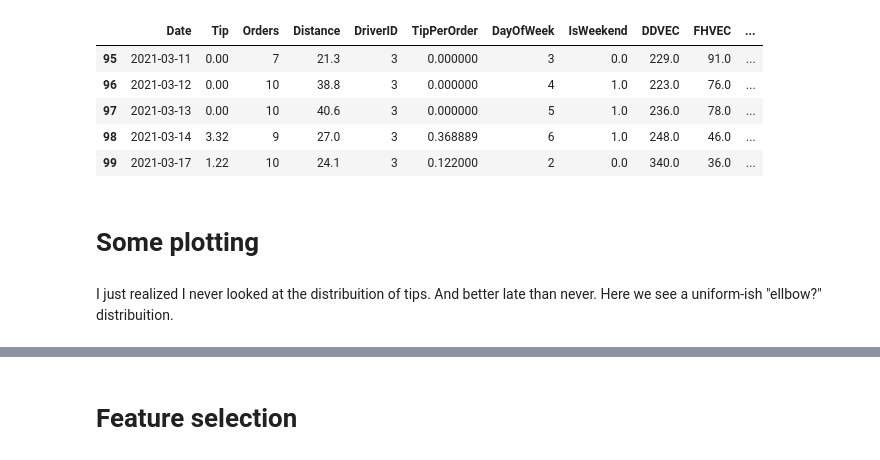
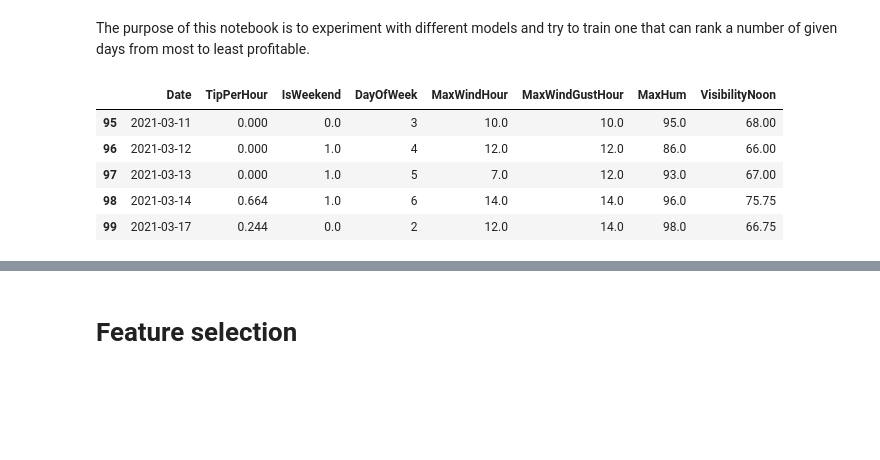
Before and after one commit to BondarencoM/SurfaTipPrediction, a Jupyter notebook: training/model-training.ipynb, the cells around one changed output, grey strips where cells are left out. Cells and saved outputs as stored; diff of their text form; code cells hidden in the pictures; blank space fills up the shorter version.

```diff
--- a/training/model-training.ipynb
+++ b/training/model-training.ipynb
@@ -1,3 +1,5 @@
+# %% [markdown]
+The purpose of this notebook is to experiment with different models and try to train one that can rank a number of given days from most to least profitable.
 # %%
 import pandas as pd
 import numpy as np
@@ -5,14 +6,12 @@ import matplotlib.pyplot as plt
 # %%
 pd.set_option('max.columns', None)
 
-df = pd.read_csv('../data-prep/surfa_combined_dataset.csv')
+df = pd.read_csv('../data-prep/surfa_combined_dataset.csv', parse_dates=['Date'])
 df.tail()
 # %% [output]
-|  | Date | Tip | Orders | Distance | DriverID | TipPerOrder | DayOfWeek | IsWeekend | DDVEC | FHVEC | ... |
-| 95 | 2021-03-11 | 0.00 | 7 | 21.3 | 3 | 0.000000 | 3 | 0.0 | 229.0 | 91.0 | ... |
-| 96 | 2021-03-12 | 0.00 | 10 | 38.8 | 3 | 0.000000 | 4 | 1.0 | 223.0 | 76.0 | ... |
-| 97 | 2021-03-13 | 0.00 | 10 | 40.6 | 3 | 0.000000 | 5 | 1.0 | 236.0 | 78.0 | ... |
-| 98 | 2021-03-14 | 3.32 | 9 | 27.0 | 3 | 0.368889 | 6 | 1.0 | 248.0 | 46.0 | ... |
-| 99 | 2021-03-17 | 1.22 | 10 | 24.1 | 3 | 0.122000 | 2 | 0.0 | 340.0 | 36.0 | ... |
+|  | Date | TipPerHour | IsWeekend | DayOfWeek | MaxWindHour | MaxWindGustHour | MaxHum | VisibilityNoon |
+| 95 | 2021-03-11 | 0.000 | 0.0 | 3 | 10.0 | 10.0 | 95.0 | 68.00 |
+| 96 | 2021-03-12 | 0.000 | 1.0 | 4 | 12.0 | 12.0 | 86.0 | 66.00 |
+| 97 | 2021-03-13 | 0.000 | 1.0 | 5 | 7.0 | 12.0 | 93.0 | 67.00 |
+| 98 | 2021-03-14 | 0.664 | 1.0 | 6 | 14.0 | 14.0 | 96.0 | 75.75 |
+| 99 | 2021-03-17 | 0.244 | 0.0 | 2 | 12.0 | 14.0 | 98.0 | 66.75 |
-# %% [markdown]
-# Some plotting
@@ -21,2 +17,0 @@ import seaborn as sns
-# %% [markdown]
-I just realized I never looked at the distribuition of tips. And better late than never. Here we see a uniform-ish "ellbow?" distribuition.
```
Also changed, not shown: parts of 110 cells of this notebook, 3 other files.
